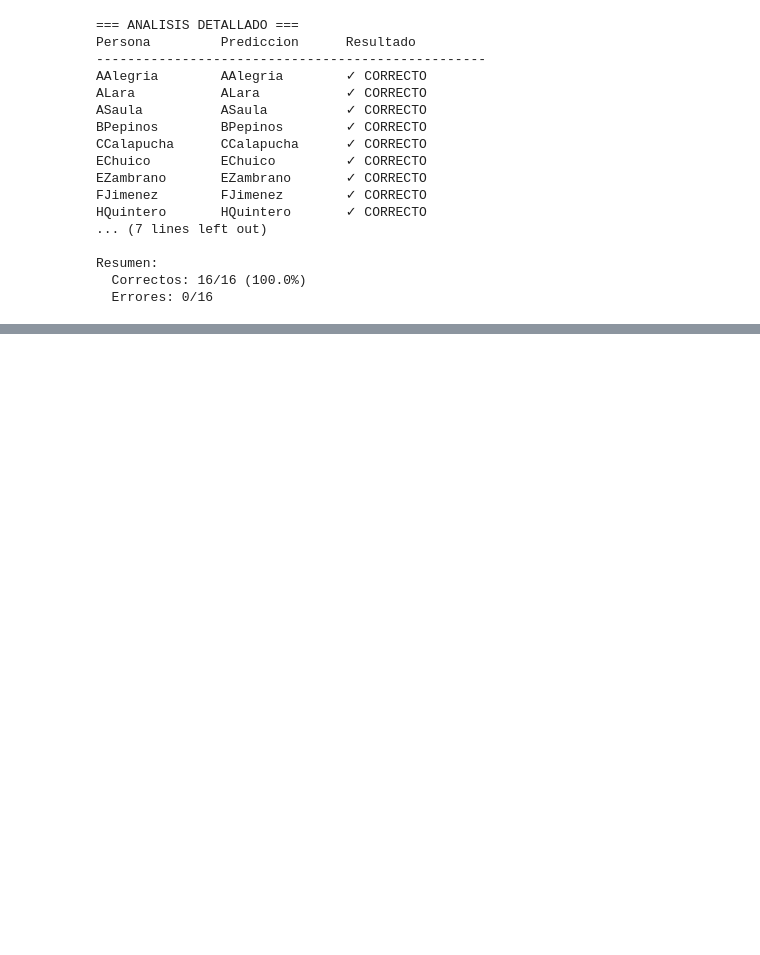
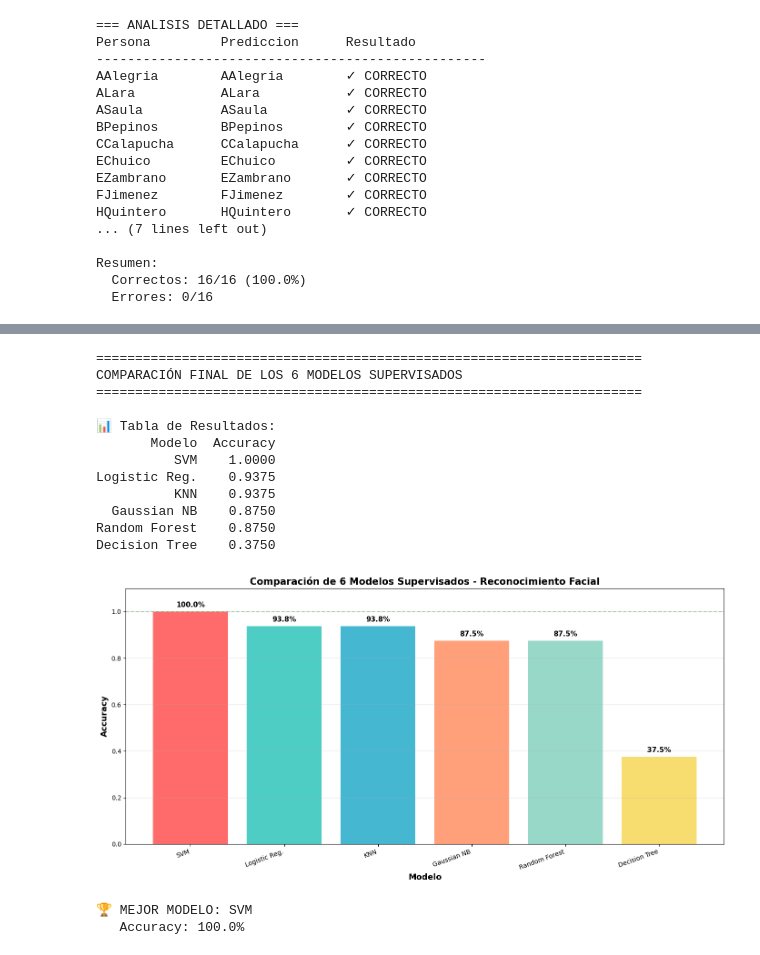
Before and after one commit to herklox73/U3Lab2IA, a Jupyter notebook: lab2u3.ipynb, the cells around one changed output, grey strips where cells are left out. Saved outputs shown, nothing was run; the diff lists cells and outputs as text; code cells hidden in the pictures; blank space fills up the shorter version.

Commit message:
lab6 aprendizaje supervisado

```diff
--- a/lab2u3.ipynb
+++ b/lab2u3.ipynb
@@ -336,0 +648,63 @@ Resultado: ✗ ERROR
+# %%
+import pandas as pd
+import matplotlib.pyplot as plt
+
+print("\n" + "="*70)
+print("COMPARACIÓN FINAL DE LOS 6 MODELOS SUPERVISADOS")
+print("="*70)
+
+resultados = {
+    'Modelo': ['SVM', 'Gaussian NB', 'Decision Tree', 'Logistic Reg.', 'Random Forest', 'KNN'],
+    'Accuracy': [
+        accuracy_score(y_test, model.predict(X_test_norm)),  # SVM
+        accuracy_gnb,
+        accuracy_dt,
+        accuracy_lr,
+        accuracy_rf,
+        accuracy_knn
+    ]
+}
+
+df_resultados = pd.DataFrame(resultados)
+df_resultados = df_resultados.sort_values('Accuracy', ascending=False)
+
+print("\n📊 Tabla de Resultados:")
+print(df_resultados.to_string(index=False))
+
+# Gráfico
+plt.figure(figsize=(14, 7))
+colors = ['#FF6B6B', '#4ECDC4', '#45B7D1', '#FFA07A', '#98D8C8', '#F7DC6F']
+
+plt.bar(df_resultados['Modelo'], df_resultados['Accuracy'], color=colors)
+plt.ylim(0, 1.1)
+plt.ylabel('Accuracy', fontsize=13, fontweight='bold')
+plt.xlabel('Modelo', fontsize=13, fontweight='bold')
+plt.title('Comparación de 6 Modelos Supervisados - Reconocimiento Facial', fontsize=15, fontweight='bold')
+plt.axhline(y=1.0, color='green', linestyle='--', alpha=0.3)
+
+for i, (modelo, acc) in enumerate(zip(df_resultados['Modelo'], df_resultados['Accuracy'])):
+    plt.text(i, acc + 0.02, f'{acc*100:.1f}%', ha='center', fontsize=11, fontweight='bold')
+
+plt.xticks(rotation=20, ha='right')
+plt.grid(axis='y', alpha=0.3)
+plt.tight_layout()
+plt.show()
+
+print(f"\n🏆 MEJOR MODELO: {df_resultados.iloc[0]['Modelo']}")
+print(f"   Accuracy: {df_resultados.iloc[0]['Accuracy']*100:.1f}%")
+# %% [output]
+======================================================================
+COMPARACIÓN FINAL DE LOS 6 MODELOS SUPERVISADOS
+======================================================================
+
+📊 Tabla de Resultados:
+       Modelo  Accuracy
+          SVM    1.0000
+Logistic Reg.    0.9375
+          KNN    0.9375
+  Gaussian NB    0.8750
+Random Forest    0.8750
+Decision Tree    0.3750
+[figure, added]
+🏆 MEJOR MODELO: SVM
+   Accuracy: 100.0%
```
Also changed, not shown: parts of 11 cells of this notebook.
